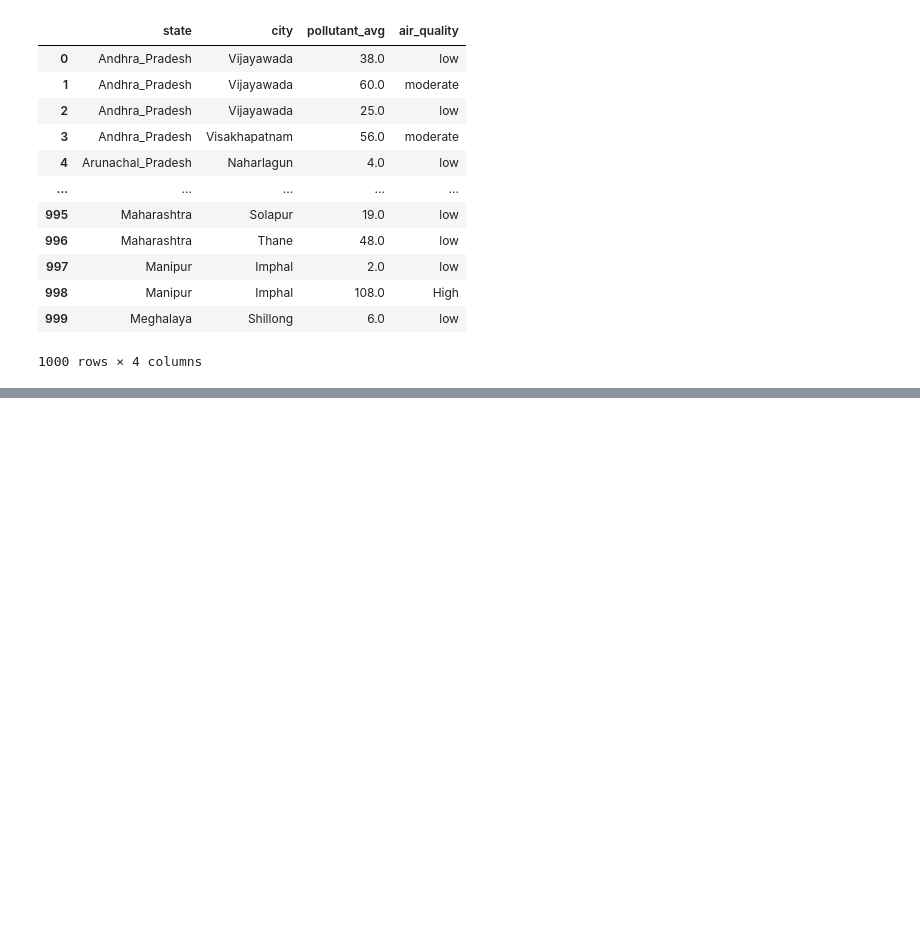
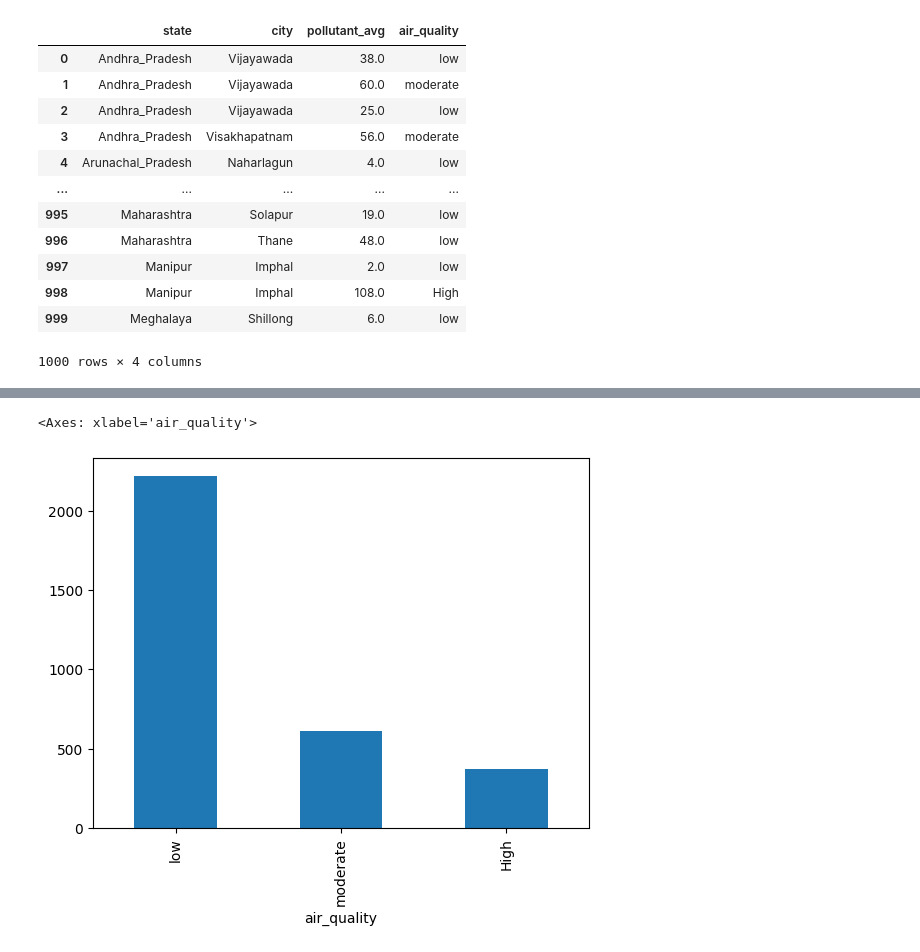
Before and after one commit to vineethreddy56/air_quality_index, a Jupyter notebook: air_quality_index.ipynb, the cells around one changed output, grey strips where cells are left out. Cells and saved outputs as stored; diff of their text form; code cells hidden in the pictures; blank space fills up the shorter version.

```diff
--- a/air_quality_index.ipynb
+++ b/air_quality_index.ipynb
@@ -269,0 +288,5 @@ air_quality_data[['state','city','pollutant_avg','air_quality']].head(1000)
+# %%
+air_quality_data['air_quality'].value_counts().plot(kind='bar')
+# %% [output]
+<Axes: xlabel='air_quality'>
+[figure, added]
```
Also changed, not shown: parts of 4 cells of this notebook.
